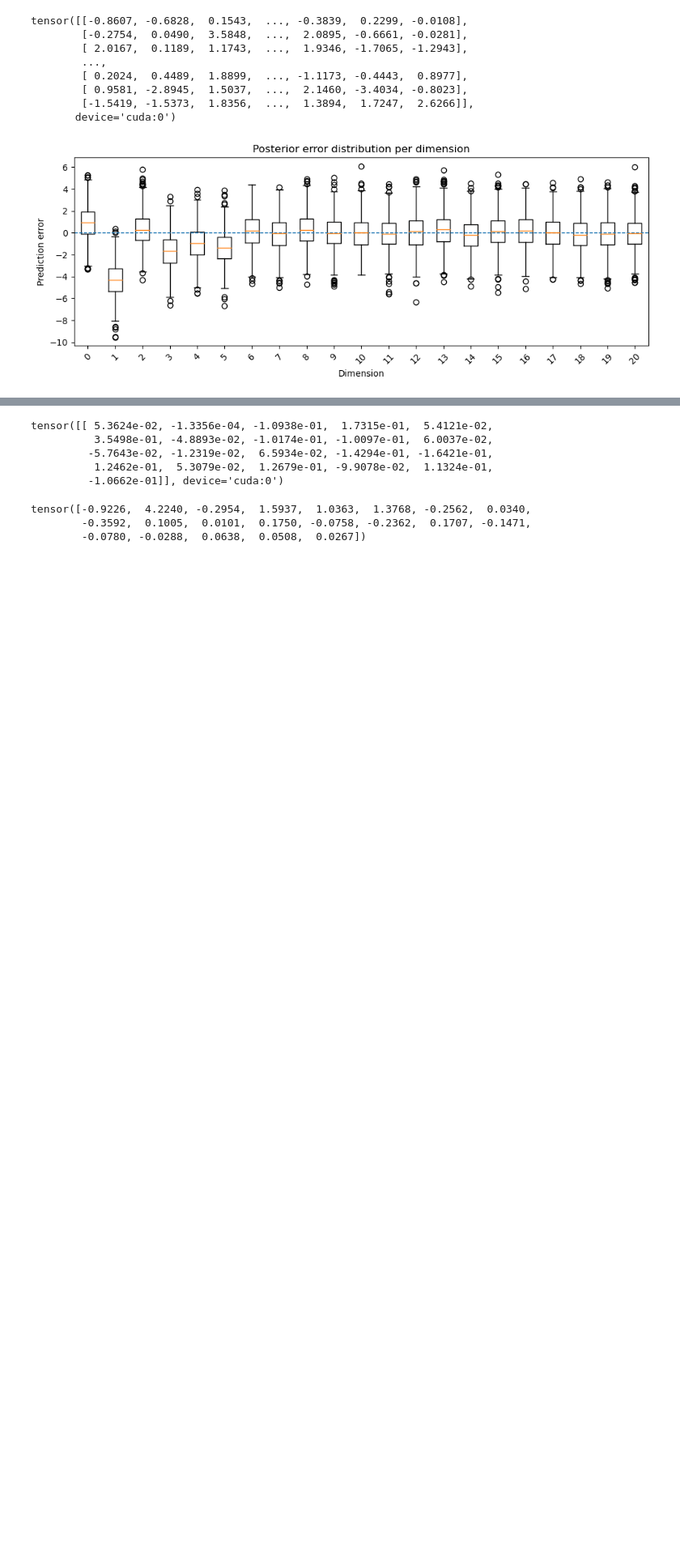
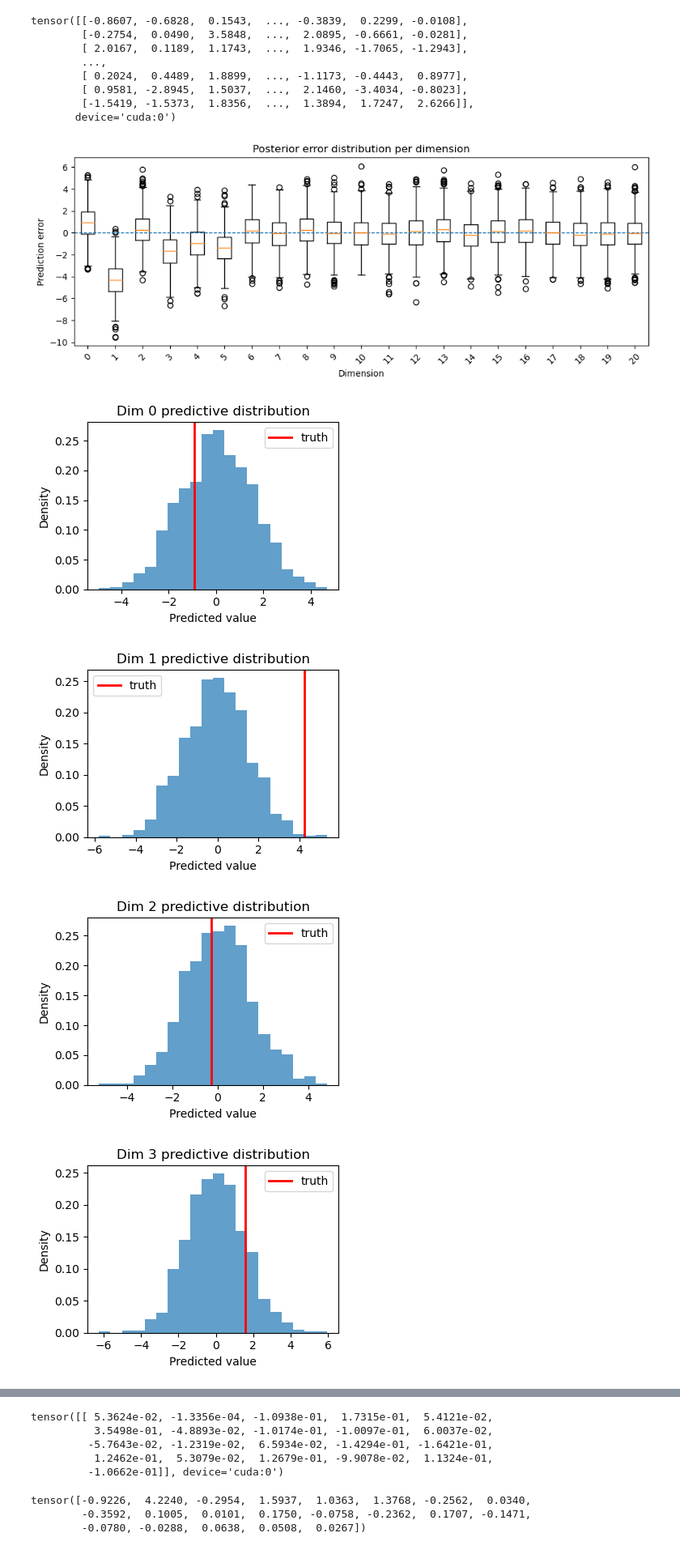
Before and after one commit to Aether-Ren/Multioutput_FixedG_GP, a Jupyter notebook: NNTest.ipynb, the cells around one changed output, grey strips where cells are left out. Shown at 81% size. Drawn from its saved outputs; the diff is of its cells as text; code cells hidden in the pictures; blank space fills up the shorter version.

```diff
--- a/NNTest.ipynb
+++ b/NNTest.ipynb
@@ -237,3 +237,18 @@ plt.tight_layout()
 plt.show()
 # %% [output]
 [figure]
+# %%
+import matplotlib.pyplot as plt
+
+for d in range(21):
+    plt.figure(figsize=(4, 3))
+    plt.hist(y_samples[:, d].cpu(), bins=20, density=True, alpha=0.7)
+    plt.axvline(input_point.to(device)[d].item(), color="r", lw=2, label="truth")
+    plt.title(f"Dim {d} predictive distribution")
+    plt.xlabel("Predicted value");  plt.ylabel("Density")
+    plt.legend();  plt.tight_layout();  plt.show()
+# %% [output]
+[figure, added]
+[figure, added]
+[figure, added]
+[figure, added]
```
Also changed, not shown: parts of 1 cell of this notebook, 33 other files.
